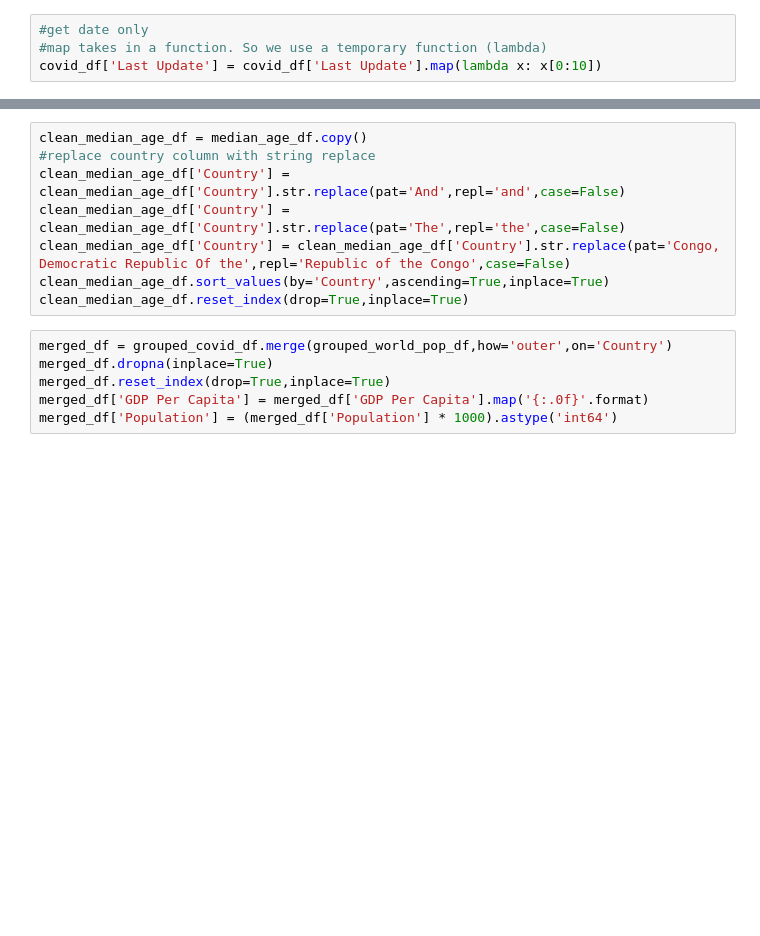
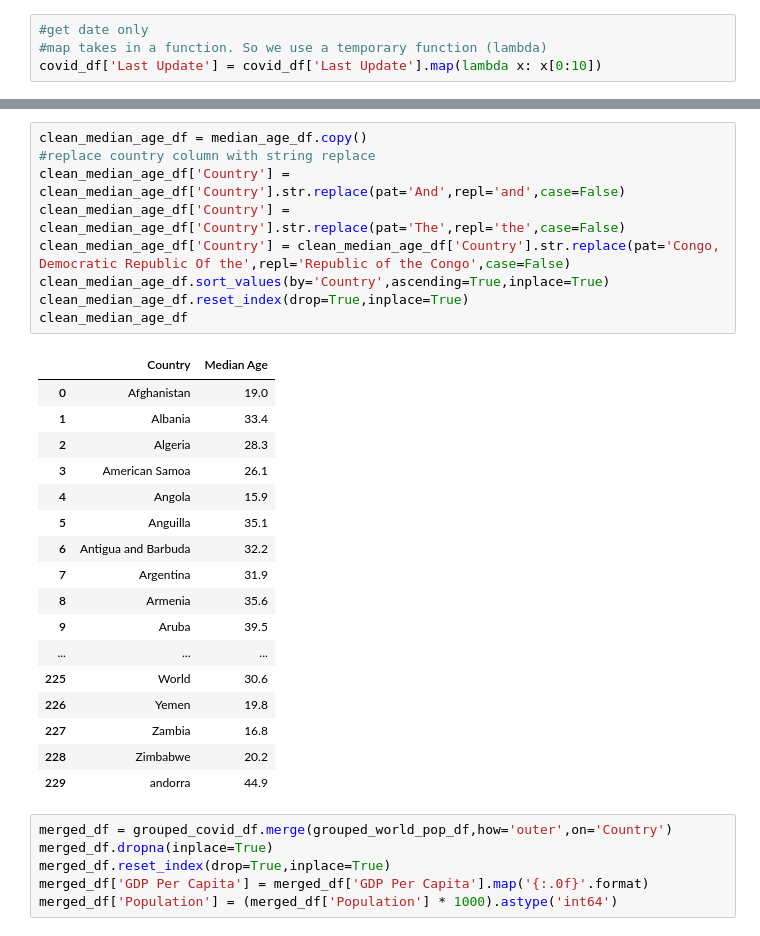
Before and after one commit to shozi91/PredictingCOVID, a Jupyter notebook: merged_data.ipynb, the cells around one changed output, grey strips where cells are left out. Drawn from its saved outputs; the diff is of its cells as text; blank space fills up the shorter version.

```diff
--- a/merged_data.ipynb
+++ b/merged_data.ipynb
@@ -43,11 +82,30 @@ grouped_world_pop_df.reset_index(inplace=True)
 # %%
 clean_median_age_df = median_age_df.copy()
 #replace country column with string replace
 clean_median_age_df['Country'] = clean_median_age_df['Country'].str.replace(pat='And',repl='and',case=False)
 clean_median_age_df['Country'] = clean_median_age_df['Country'].str.replace(pat='The',repl='the',case=False)
 clean_median_age_df['Country'] = clean_median_age_df['Country'].str.replace(pat='Congo, Democratic Republic Of the',repl='Republic of the Congo',case=False)
 clean_median_age_df.sort_values(by='Country',ascending=True,inplace=True)
 clean_median_age_df.reset_index(drop=True,inplace=True)
+clean_median_age_df
+# %% [output]
+|  | Country | Median Age |
+| 0 | Afghanistan | 19.0 |
+| 1 | Albania | 33.4 |
+| 2 | Algeria | 28.3 |
+| 3 | American Samoa | 26.1 |
+| 4 | Angola | 15.9 |
+| 5 | Anguilla | 35.1 |
+| 6 | Antigua and Barbuda | 32.2 |
+| 7 | Argentina | 31.9 |
+| 8 | Armenia | 35.6 |
+| 9 | Aruba | 39.5 |
+| ... | ... | ... |
+| 225 | World | 30.6 |
+| 226 | Yemen | 19.8 |
+| 227 | Zambia | 16.8 |
+| 228 | Zimbabwe | 20.2 |
+| 229 | andorra | 44.9 |
 # %%
 merged_df = grouped_covid_df.merge(grouped_world_pop_df,how='outer',on='Country')
 merged_df.dropna(inplace=True)
```
Also changed, not shown: parts of 2 cells of this notebook, 1 other file.
